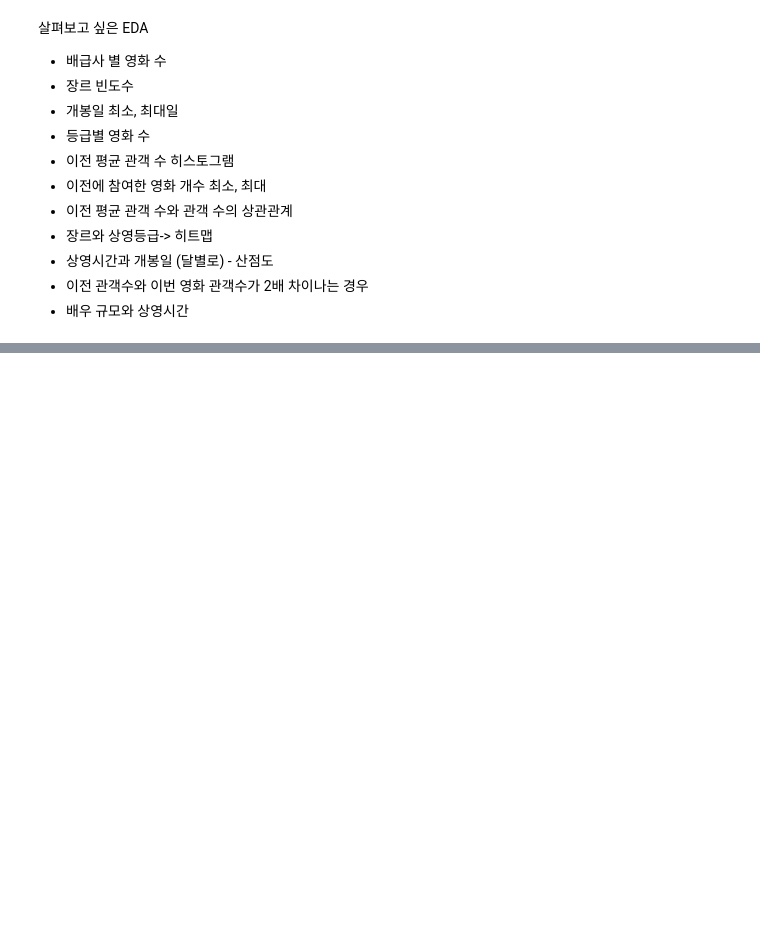
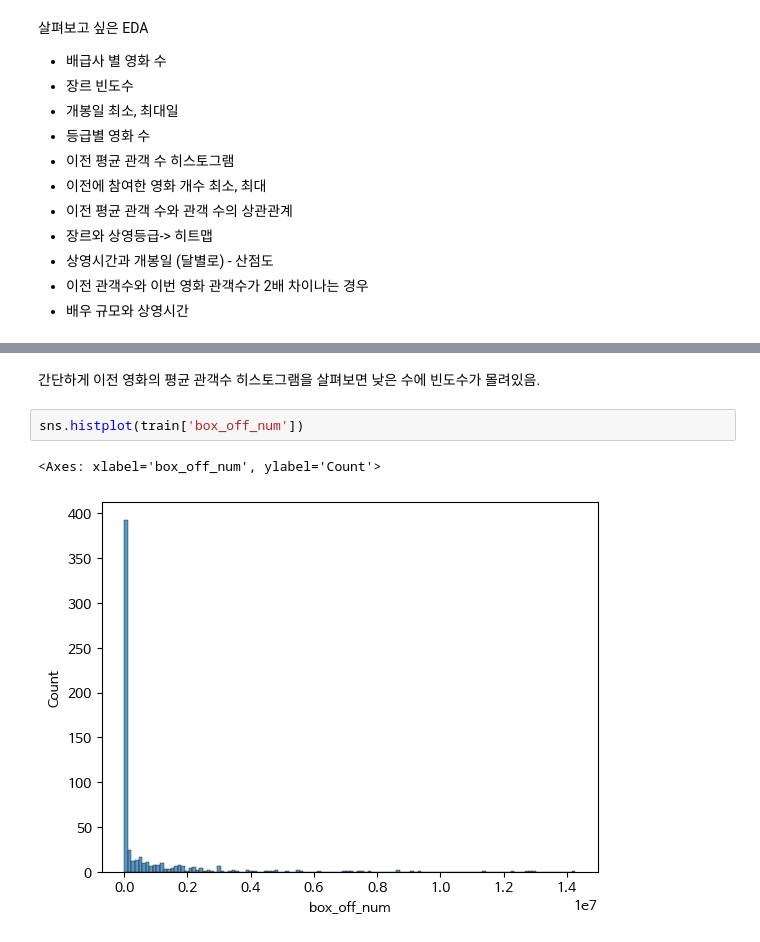
Before and after one commit to hanbiphyun/ESSA_YB, a Jupyter notebook: ESAA_YB3_미니프로젝트.ipynb, the cells around one changed output, grey strips where cells are left out. Drawn from its saved outputs; the diff is of its cells as text; blank space fills up the shorter version.

```diff
--- a/ESAA_YB3_미니프로젝트.ipynb
+++ b/ESAA_YB3_미니프로젝트.ipynb
@@ -381,0 +357,7 @@ plt.show()
+# %% [markdown]
+간단하게 이전 영화의 평균 관객수 히스토그램을 살펴보면 낮은 수에 빈도수가 몰려있음.
+# %%
+sns.histplot(train['box_off_num'])
+# %% [output]
+<Axes: xlabel='box_off_num', ylabel='Count'>
+[figure, added]
```
Also changed, not shown: parts of 40 cells of this notebook.
